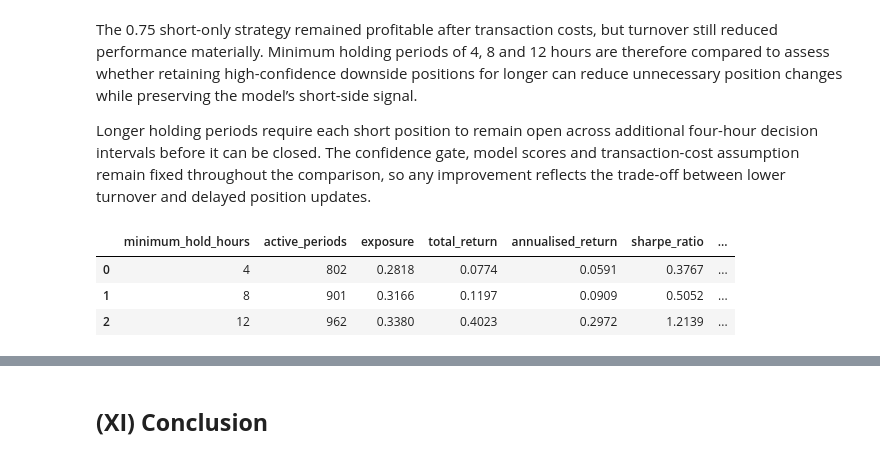
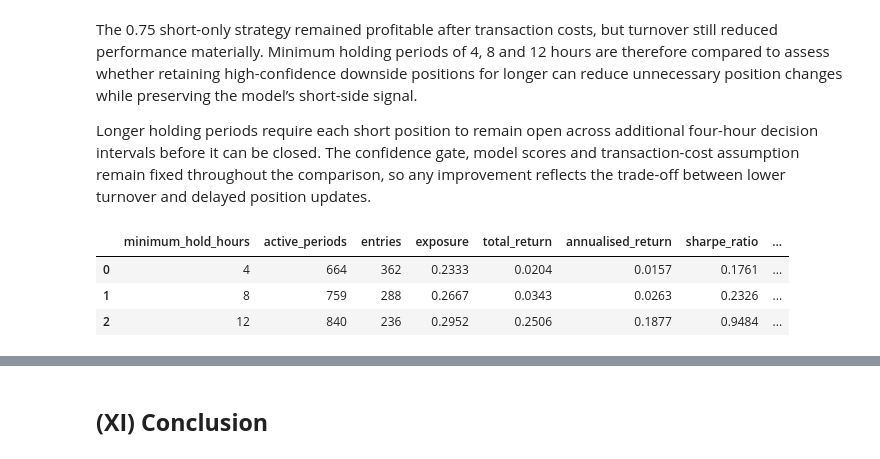
Before and after one commit to jade-lam/CQF, a Jupyter notebook: CQF_Final_Project.ipynb, the cells around one changed output, grey strips where cells are left out. Cells and saved outputs as stored; diff of their text form; code cells hidden in the pictures.

```diff
--- a/CQF_Final_Project.ipynb
+++ b/CQF_Final_Project.ipynb
@@ -4724,8 +4796,7 @@ for C in [0.001, 0.01, 0.1, 1.0, 10.0, 100.0]:
             "C": C,
             "fold": fold,
             "roc_auc": roc_auc_score(y_model.iloc[valid_idx], probability),
-            "balanced_accuracy": balanced_accuracy_score(y_model.iloc[valid_idx], prediction)
-        })
+            "balanced_accuracy": balanced_accuracy_score(y_model.iloc[valid_idx], prediction)})
 
 l2_fold_results = pd.DataFrame(l2_fold_rows)
 
@@ -4733,8 +4804,7 @@ l2_tuning_results = l2_fold_results.groupby("C", as_index=False).agg(
     mean_roc_auc=("roc_auc", "mean"),
     std_roc_auc=("roc_auc", "std"),
     mean_balanced_accuracy=("balanced_accuracy", "mean"),
-    std_balanced_accuracy=("balanced_accuracy", "std")
-).sort_values(["mean_roc_auc", "mean_balanced_accuracy"], ascending=False).reset_index(drop=True)
+    std_balanced_accuracy=("balanced_accuracy", "std")).sort_values(["mean_roc_auc", "mean_balanced_accuracy"], ascending=False).reset_index(drop=True)
 
 best_l2_C = float(l2_tuning_results.loc[0, "C"])
 
@@ -6082,0 +6123,14 @@ The GRU was excluded because its modest ROC-AUC contribution reduced balanced ac
+# %%
+# Load the aligned OOF predictions used to fit the final meta-model
+DATA_PATH = Path("/content/drive/MyDrive/Colab Notebooks/CQF_final_project/data")
+
+meta_oof = pd.read_csv(DATA_PATH / "tuned_model_oof_predictions_4h.csv", parse_dates=["timestamp"])
+meta_oof["timestamp"] = pd.to_datetime(meta_oof["timestamp"], utc=True)
+
+meta_cols = ["p_catboost", "score_svm", "p_gru"]
+meta_train = meta_oof[["timestamp", "fold", "target"] + meta_cols].dropna()
+meta_train = meta_train.sort_values("timestamp").reset_index(drop=True)
+
+print(f"Final meta-training rows: {len(meta_train):,}")
+print(f"Period: {meta_train['timestamp'].min()} to {meta_train['timestamp'].max()}")
+print(f"Meta-features: {meta_cols}")
@@ -6958,48 +7301,63 @@ The 0.75 short-only strategy remained profitable after transaction costs, but tu
 
 Longer holding periods require each short position to remain open across additional four-hour decision intervals before it can be closed. The confidence gate, model scores and transaction-cost assumption remain fixed throughout the comparison, so any improvement reflects the trade-off between lower turnover and delayed position updates.
 # %%
-# Test 4-, 8- and 12-hour minimum holds for the 0.75 short-only strategy
-gate = 0.75
+# Test 4-, 8- and 12-hour minimum holds for the bottom-20% short-only strategy
 cost_rate = 5 / 10_000
 hold_hours = [4, 8, 12]
 
-desired = -backtest["ensemble_score"].le(1 - gate).astype(float)
+desired = -backtest["score_percentile"].le(0.20).astype(float)
 
 def apply_minimum_hold(desired_signal, hold_steps):
     signal = pd.Series(0.0, index=desired_signal.index)
     position, lock = 0.0, 0
 
     for timestamp, target in desired_signal.items():
         if lock == 0 and target != position:
             position, lock = target, hold_steps
 
         signal.loc[timestamp] = position
         lock = max(lock - 1, 0)
 
     return signal
 
 hold_rows = []
 
 for hours in hold_hours:
     signal = apply_minimum_hold(desired, hours // 4)
+
     turnover = signal.diff().abs()
     turnover.iloc[0] = abs(signal.iloc[0])
 
     net_return = signal * backtest["btc_return_4h"] - turnover * cost_rate
     metrics = backtest_metrics(net_return, signal)
 
-    hold_rows.append({"minimum_hold_hours": hours, **metrics})
+    hold_rows.append({
+        "minimum_hold_hours": hours,
+        **metrics
+    })
 
 hold_comparison = pd.DataFrame(hold_rows)
-hold_comparison.to_csv(DATA_PATH / "short_only_075_minimum_hold_4h.csv", index=False)
+
+hold_comparison.to_csv(
+    DATA_PATH / "stacked_bottom_20_short_minimum_hold_4h.csv",
+    index=False)
 
 display(hold_comparison[[
-    "minimum_hold_hours", "active_periods", "exposure", "total_return",
-    "annualised_return", "sharpe_ratio", "maximum_drawdown",
-    "turnover_sides", "trades_per_year", "win_rate"]].round(4))
+    "minimum_hold_hours",
+    "active_periods",
+    "entries",
+    "exposure",
+    "total_return",
+    "annualised_return",
+    "sharpe_ratio",
+    "maximum_drawdown",
+    "turnover_sides",
+    "trades_per_year",
+    "win_rate"
+]].round(4))
 # %% [output]
-|  | minimum_hold_hours | active_periods | exposure | total_return | annualised_return | sharpe_ratio | ... |
-| 0 | 4 | 802 | 0.2818 | 0.0774 | 0.0591 | 0.3767 | ... |
-| 1 | 8 | 901 | 0.3166 | 0.1197 | 0.0909 | 0.5052 | ... |
-| 2 | 12 | 962 | 0.3380 | 0.4023 | 0.2972 | 1.2139 | ... |
+|  | minimum_hold_hours | active_periods | entries | exposure | total_return | annualised_return | sharpe_ratio | ... |
+| 0 | 4 | 664 | 362 | 0.2333 | 0.0204 | 0.0157 | 0.1761 | ... |
+| 1 | 8 | 759 | 288 | 0.2667 | 0.0343 | 0.0263 | 0.2326 | ... |
+| 2 | 12 | 840 | 236 | 0.2952 | 0.2506 | 0.1877 | 0.9484 | ... |
 # %% [markdown]
```
Also changed, not shown: parts of 146 cells of this notebook.
